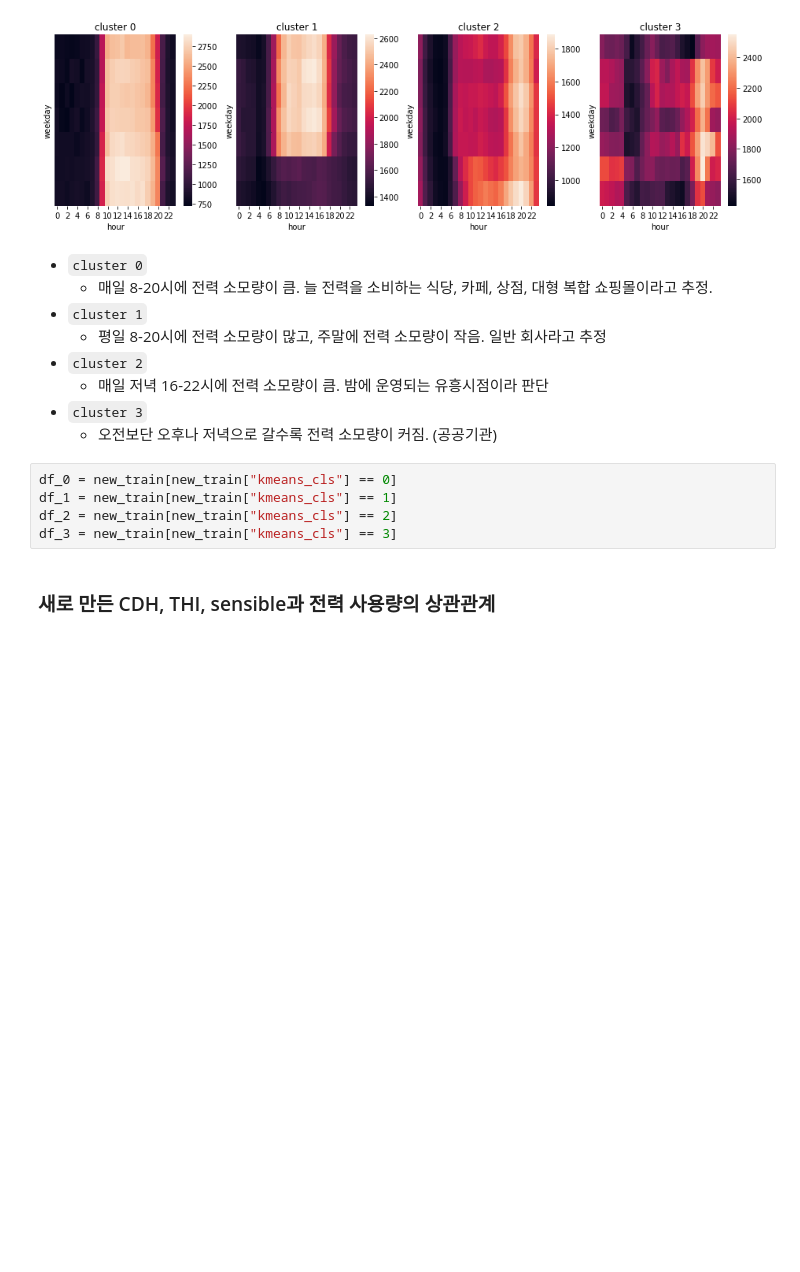
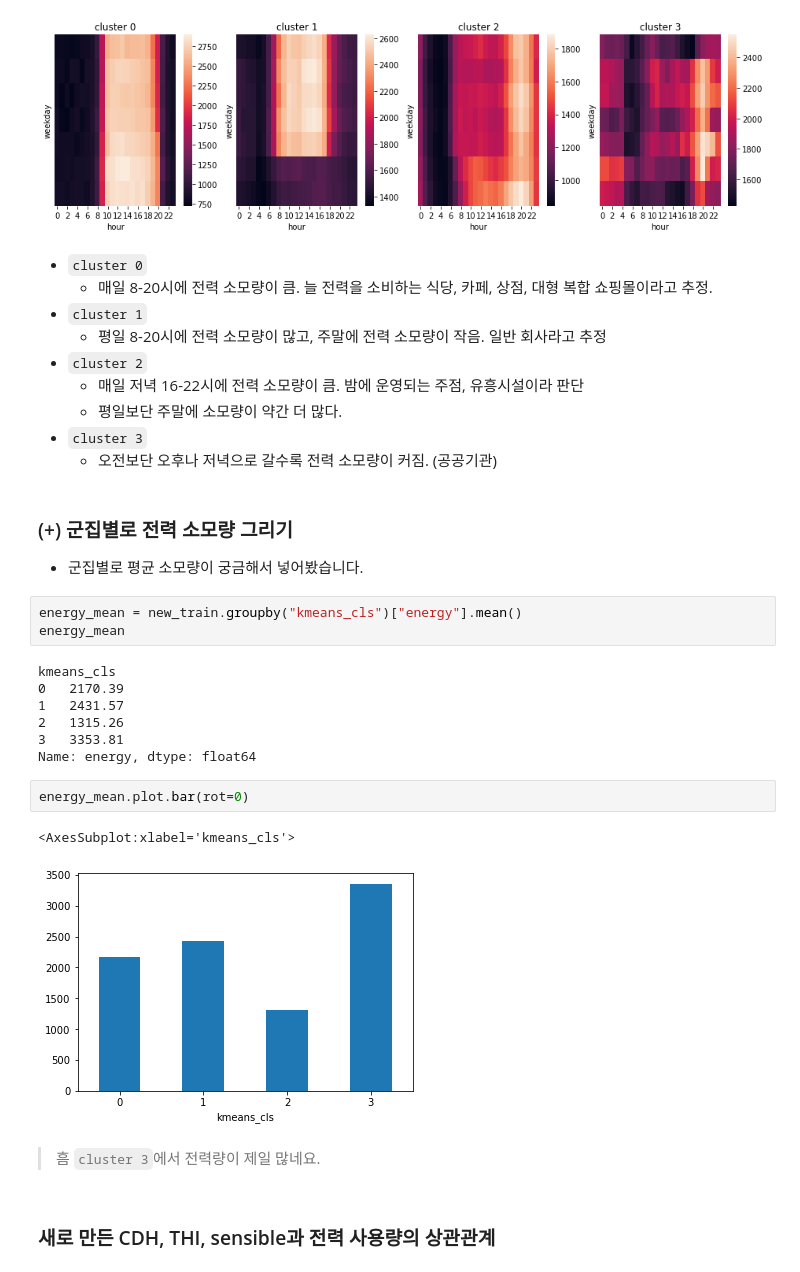
Before and after one commit to yeon42/Datathon, a Jupyter notebook: 정연/Clustering2.ipynb, the cells around one changed output. Cells and saved outputs as stored; diff of their text form; blank space fills up the shorter version.

Commit message:
0309 clustering 시각화 수정

```diff
--- a/정연/Clustering2.ipynb
+++ b/정연/Clustering2.ipynb
@@ -486,13 +521,29 @@ for c in range(n_cls):
 - `cluster 1`
     - 평일 8-20시에 전력 소모량이 많고, 주말에 전력 소모량이 작음. 일반 회사라고 추정
 - `cluster 2`
-    - 매일 저녁 16-22시에 전력 소모량이 큼. 밤에 운영되는 유흥시점이라 판단
+    - 매일 저녁 16-22시에 전력 소모량이 큼. 밤에 운영되는 주점, 유흥시설이라 판단
+    - 평일보단 주말에 소모량이 약간 더 많다.
 - `cluster 3`
     - 오전보단 오후나 저녁으로 갈수록 전력 소모량이 커짐. (공공기관)
-# %%
-df_0 = new_train[new_train["kmeans_cls"] == 0]
-df_1 = new_train[new_train["kmeans_cls"] == 1]
-df_2 = new_train[new_train["kmeans_cls"] == 2]
-df_3 = new_train[new_train["kmeans_cls"] == 3]
+# %% [markdown]
+### (+) 군집별로 전력 소모량 그리기
+- 군집별로 평균 소모량이 궁금해서 넣어봤습니다.
+# %%
+energy_mean = new_train.groupby("kmeans_cls")["energy"].mean()
+energy_mean
+# %% [output]
+kmeans_cls
+0   2170.39
+1   2431.57
+2   1315.26
+3   3353.81
+Name: energy, dtype: float64
+# %%
+energy_mean.plot.bar(rot=0)
+# %% [output]
+<AxesSubplot:xlabel='kmeans_cls'>
+[figure, added]
+# %% [markdown]
+> 흠 `cluster 3`에서 전력량이 제일 많네요.
 # %% [markdown]
 ### 새로 만든 CDH, THI, sensible과 전력 사용량의 상관관계
```
Also changed, not shown: parts of 23 cells of this notebook.
